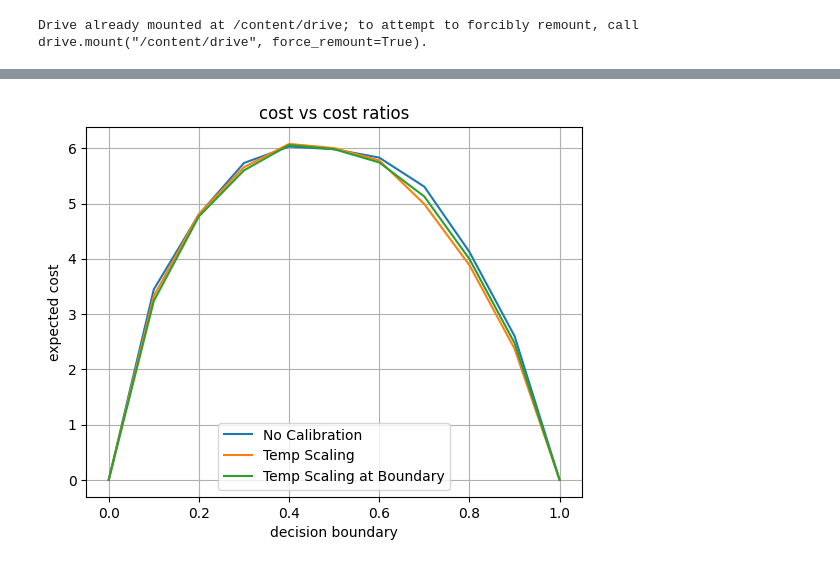
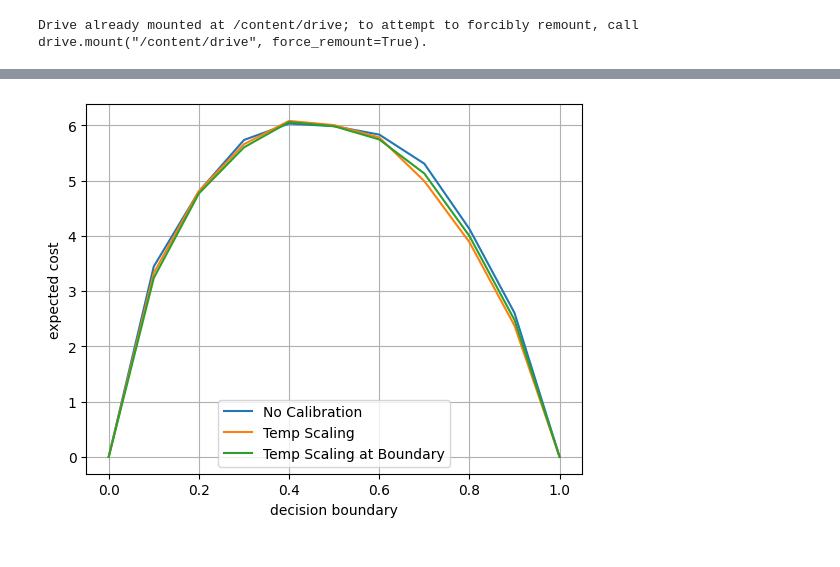
Before and after one commit to ash8m/cost-analysis, a Jupyter notebook: cost_analysis_calibration_where_it_matters.ipynb, the cells around one changed output, grey strips where cells are left out. Saved outputs shown, nothing was run; the diff lists cells and outputs as text; code cells hidden in the pictures.

```diff
--- a/cost_analysis_calibration_where_it_matters.ipynb
+++ b/cost_analysis_calibration_where_it_matters.ipynb
@@ -51,11 +67,3 @@ def binary_cost(predictions, labels):
       cost_matrix[0, 1] -= 10
       cost_matrix[1, 0] += 10
     return cost_dict
-# %%
-predictions = np.array([0.9])
-labels = np.array([0])
-print("false positive: " + str(binary_cost(predictions, labels)))
-
-predictions = np.array([0.1])
-labels = np.array([1])
-print("false negative: " + str(binary_cost(predictions, labels)))
@@ -102,13 +148,12 @@ for file, path in filenames.items():
 # %%
 for cost_dict, label in zip(dict_list, ["No Calibration", "Temp Scaling", "Temp Scaling at Boundary"]):
     x_values = list(cost_dict.keys())
     y_values = list(cost_dict.values())
     plt.plot(x_values, y_values, label=label)
 plt.xlabel("decision boundary")
 plt.ylabel("expected cost")
-plt.title("cost vs cost ratios")
 plt.legend()
 plt.grid(True)
 plt.show()
 # %% [output]
-[figure, old version]
+[figure, new version]
```
Also changed, not shown: parts of 37 cells of this notebook.
